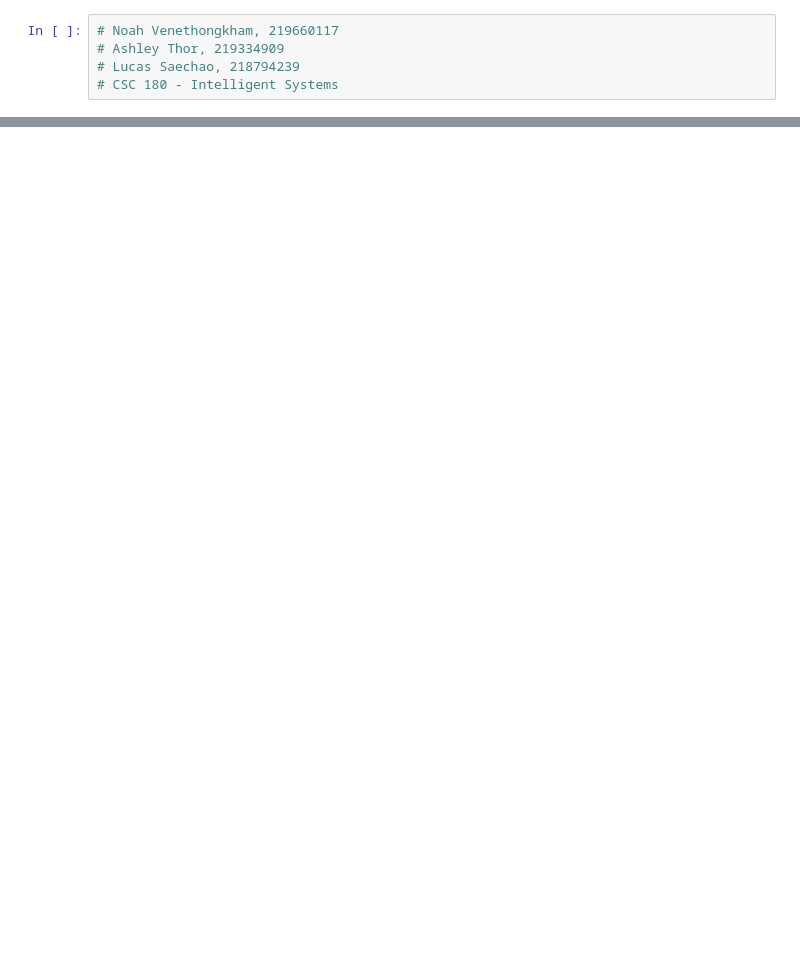
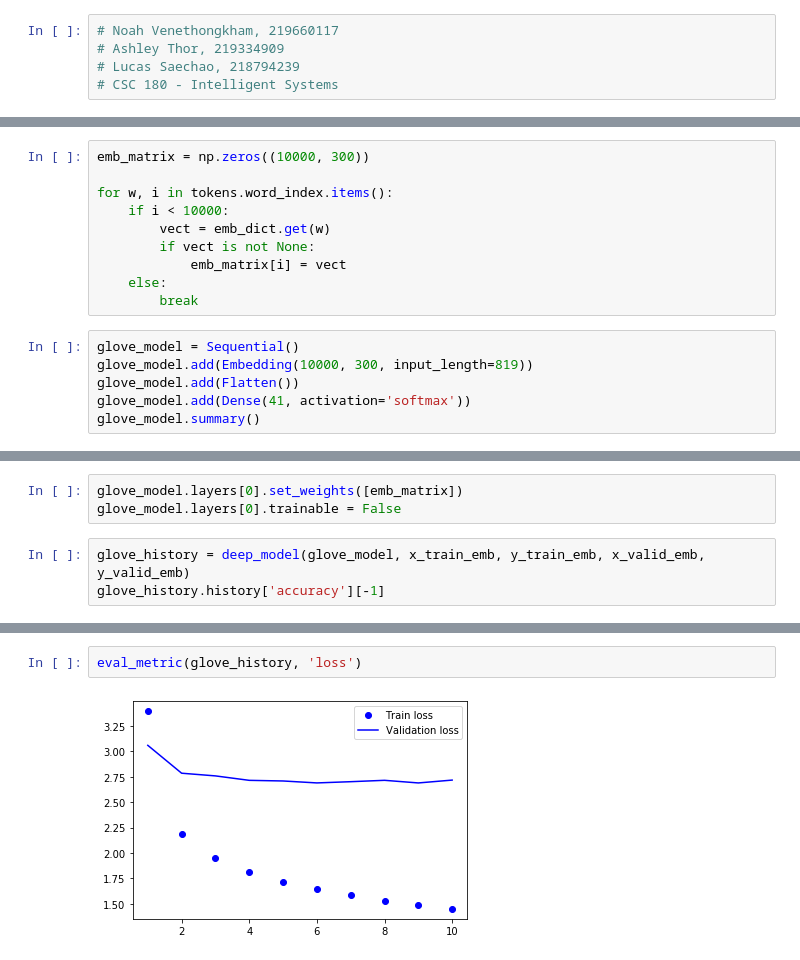
Before and after one commit to saechaol/vaccine-myths, a Jupyter notebook: myths.ipynb, the cells around one changed output, grey strips where cells are left out. Saved outputs shown, nothing was run; the diff lists cells and outputs as text; blank space fills up the shorter version.

```diff
--- a/myths.ipynb
+++ b/myths.ipynb
@@ -198,0 +412,16 @@ C:\Users\19165\.keras\datasets
+# %%
+emb_matrix = np.zeros((10000, 300))
+
+for w, i in tokens.word_index.items():
+    if i < 10000:
+        vect = emb_dict.get(w)
+        if vect is not None:
+            emb_matrix[i] = vect
+    else:
+        break
+# %%
+glove_model = Sequential()
+glove_model.add(Embedding(10000, 300, input_length=819))
+glove_model.add(Flatten())
+glove_model.add(Dense(41, activation='softmax'))
+glove_model.summary()
@@ -198,0 +443,6 @@ C:\Users\19165\.keras\datasets
+# %%
+glove_model.layers[0].set_weights([emb_matrix])
+glove_model.layers[0].trainable = False
+# %%
+glove_history = deep_model(glove_model, x_train_emb, y_train_emb, x_valid_emb, y_valid_emb)
+glove_history.history['accuracy'][-1]
@@ -198,0 +455,4 @@ C:\Users\19165\.keras\datasets
+# %%
+eval_metric(glove_history, 'loss')
+# %% [output]
+[figure, added]
```
Also changed, not shown: parts of 24 cells of this notebook, 2 other files.
